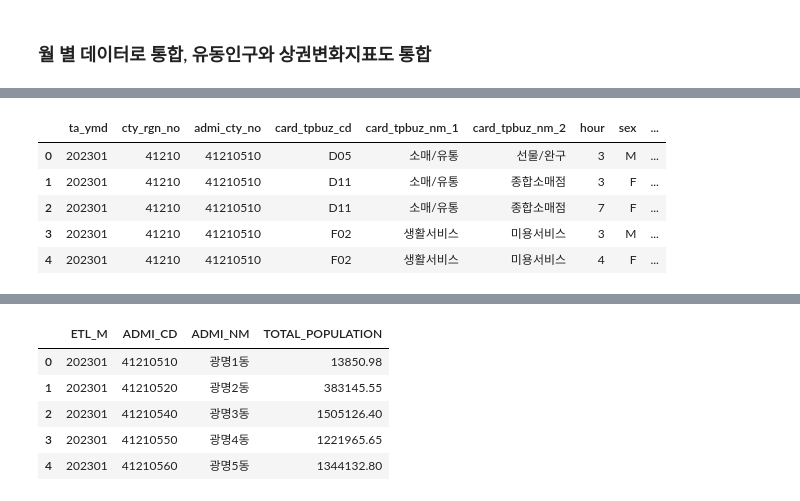
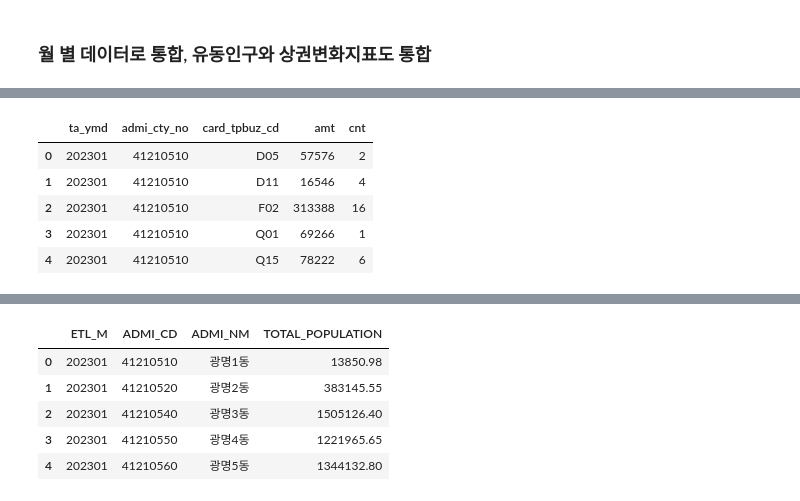
Before and after one commit to analysis-team-2/analysis-team-2-rep, a Jupyter notebook: analysis/preprocessing/autogluonModeling1.ipynb, the cells around one changed output, grey strips where cells are left out. Drawn from its saved outputs; the diff is of its cells as text; code cells hidden in the pictures.

```diff
--- a/analysis/preprocessing/autogluonModeling1.ipynb
+++ b/analysis/preprocessing/autogluonModeling1.ipynb
@@ -36,5 +36,5 @@ card_df.head()
 | 3 | 20230101 | 41210 | 41210510 | F02 | 생활서비스 | 미용서비스 | 3 | M | ... |
 | 4 | 20230101 | 41210 | 41210510 | F02 | 생활서비스 | 미용서비스 | 4 | F | ... |
 # %%
-card_df = card_df.compute()
+#card_df = card_df.compute()
 # %%
@@ -156,3 +156,6 @@ predictor.leaderboard(test_df)
 ## 데이터 결합
 # %% [markdown]
 ### 월 별 데이터로 통합, 유동인구와 상권변화지표도 통합
+# %%
+# 해당일, 해당동의 해당 업종의 특정시간에 매출과 매출건수 총액
+card_df2 = card_df.groupby(["ta_ymd", "admi_cty_no", "card_tpbuz_cd"]).agg({"amt": "sum", "cnt":"sum"}).reset_index()
@@ -159,15 +171,15 @@ predictor.leaderboard(test_df)
 # %%
-card_df['ta_ymd'] = card_df['ta_ymd'].astype(str)
+card_df2['ta_ymd'] = card_df2['ta_ymd'].astype(str)
 # %%
-card_df['ta_ymd'] = card_df['ta_ymd'].str.slice(0, 6)
+card_df2['ta_ymd'] = card_df2['ta_ymd'].str.slice(0, 6)
 # %%
-card_df.head()
+card_df2.head()
 # %% [output]
-|  | ta_ymd | cty_rgn_no | admi_cty_no | card_tpbuz_cd | card_tpbuz_nm_1 | card_tpbuz_nm_2 | hour | sex | ... |
-| 0 | 202301 | 41210 | 41210510 | D05 | 소매/유통 | 선물/완구 | 3 | M | ... |
-| 1 | 202301 | 41210 | 41210510 | D11 | 소매/유통 | 종합소매점 | 3 | F | ... |
-| 2 | 202301 | 41210 | 41210510 | D11 | 소매/유통 | 종합소매점 | 7 | F | ... |
-| 3 | 202301 | 41210 | 41210510 | F02 | 생활서비스 | 미용서비스 | 3 | M | ... |
-| 4 | 202301 | 41210 | 41210510 | F02 | 생활서비스 | 미용서비스 | 4 | F | ... |
+|  | ta_ymd | admi_cty_no | card_tpbuz_cd | amt | cnt |
+| 0 | 202301 | 41210510 | D05 | 57576 | 2 |
+| 1 | 202301 | 41210510 | D11 | 16546 | 4 |
+| 2 | 202301 | 41210510 | F02 | 313388 | 16 |
+| 3 | 202301 | 41210510 | Q01 | 69266 | 1 |
+| 4 | 202301 | 41210510 | Q15 | 78222 | 6 |
 # %%
 # 월별 행정구별, 업종별, amt 및 cnt 평균
```
Also changed, not shown: parts of 11 cells of this notebook, 1 other file.
